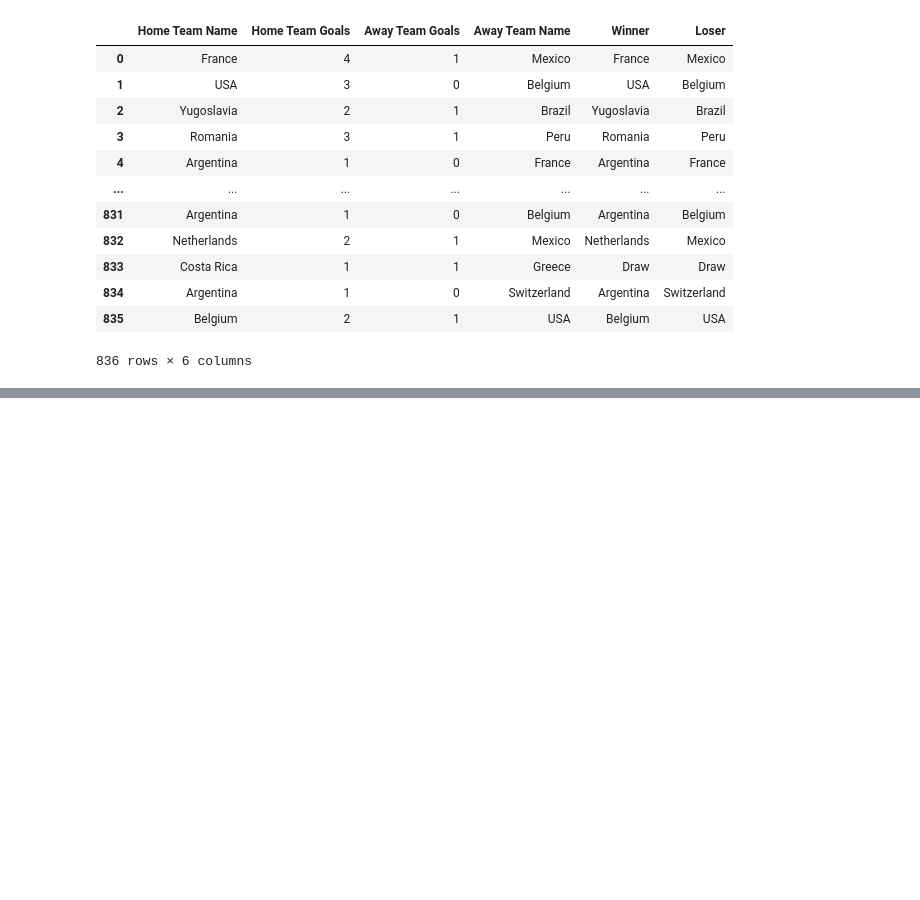
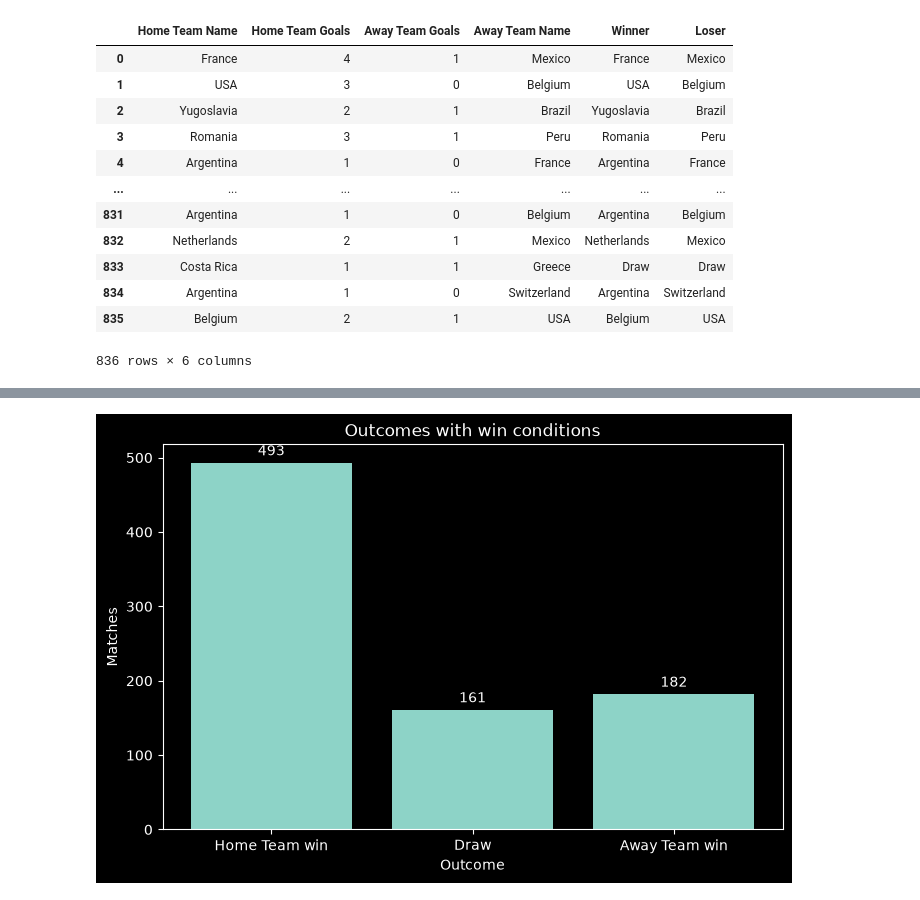
Before and after one commit to aaleksaacic/world-cup-analytics, a Jupyter notebook: notebooks/02_worldcup.ipynb, the cells around one changed output, grey strips where cells are left out. Drawn from its saved outputs; the diff is of its cells as text; code cells hidden in the pictures; blank space fills up the shorter version.

Commit message:
feat: outcomes with win conditions

```diff
--- a/notebooks/02_worldcup.ipynb
+++ b/notebooks/02_worldcup.ipynb
@@ -221,4 +222,28 @@ data[["Home Team Name", "Home Team Goals", "Away Team Goals", "Away Team Name",
 | 834 | Argentina | 1 | 0 | Switzerland | Argentina | Switzerland |
 | 835 | Belgium | 2 | 1 | USA | Belgium | USA |
 836 rows × 6 columns
+# %%
+# Note: "Home Team" is only a label from the match schedule, not the tournament host.
+
+def outcomes(data: pd.DataFrame) -> Dict[str, int]:
+    home_wins = (data["Winner"] == data["Home Team Name"]).sum()
+    away_wins = (data["Winner"] == data["Away Team Name"]).sum()
+    draws = (data["Winner"] == "Draw").sum()
+
+    return {
+        "Home Team win": home_wins,
+        "Draw": draws,
+        "Away Team win": away_wins
+    }
+
+
+def draw_outcomes_bar(outcomes: Dict[str, int], title: str):
+    plt.figure(figsize=(8, 5))
+    bars = plt.bar(outcomes.keys(), outcomes.values())
+
+    plt.title(title)
+    plt.xlabel("Outcome")
+    plt.ylabel("Matches")
+
+    plt.bar_label(bars, padding=3)
 # %%
@@ -246,0 +337,8 @@ plt.bar_label(bars, padding=3)
+# %%
+results = data.apply(parse_win_condition, axis=1, result_type="expand")
+data[["Winner", "Loser"]] = results
+# %%
+win_cons_outcomes = outcomes(data)
+draw_outcomes_bar(win_cons_outcomes, "Outcomes with win conditions")
+# %% [output]
+[figure, added]
```
Also changed, not shown: parts of 5 cells of this notebook.
